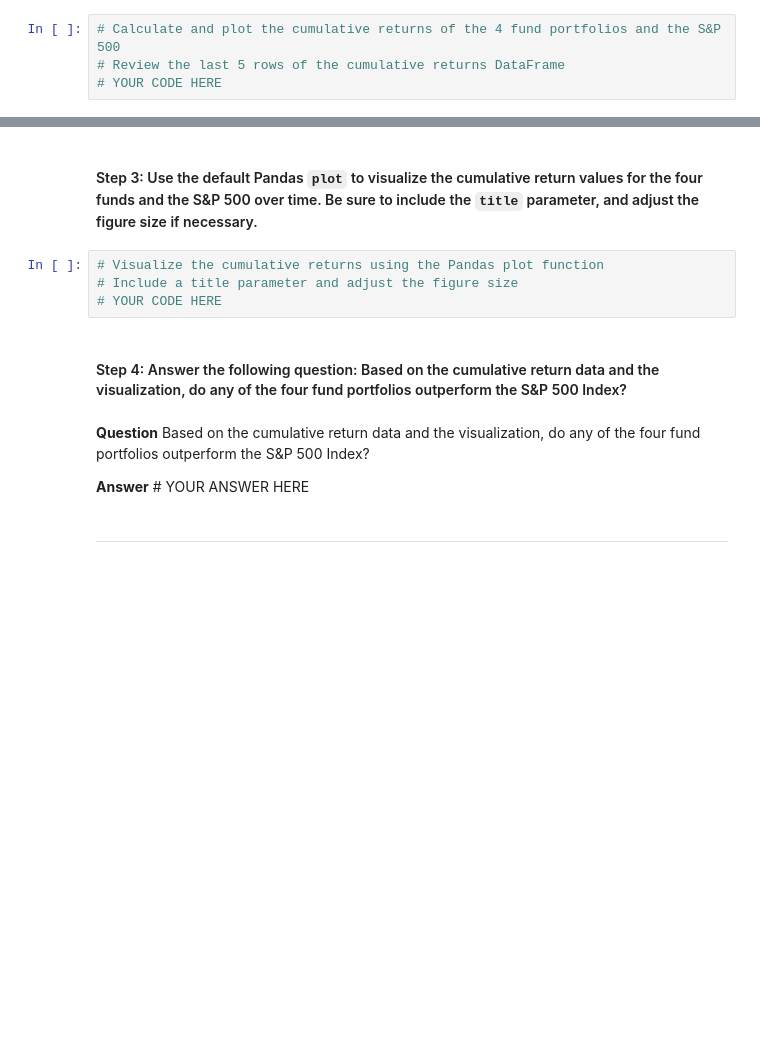
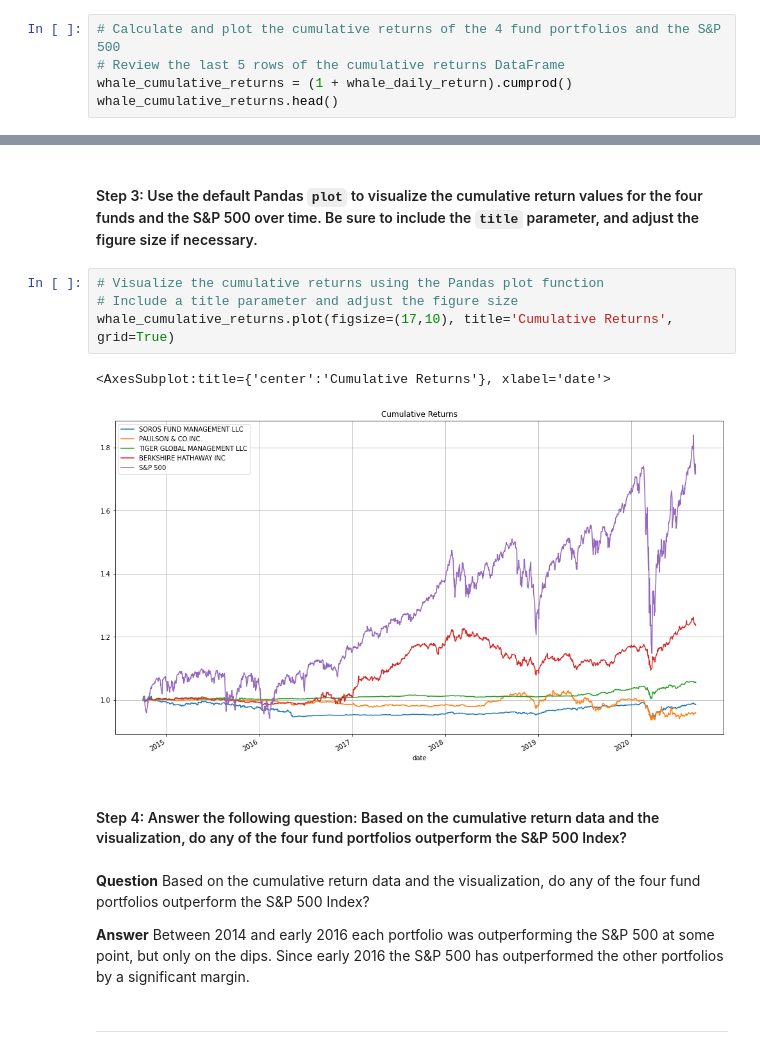
Before and after one commit to scottslusher/Whale-Analysis-Challenge, a Jupyter notebook: risk_return_analysis.ipynb, the cells around one changed output, grey strips where cells are left out. Saved outputs shown, nothing was run; the diff lists cells and outputs as text; blank space fills up the shorter version.

```diff
--- a/risk_return_analysis.ipynb
+++ b/risk_return_analysis.ipynb
@@ -161,4 +208,5 @@ Analyze the data to determine if any of the portfolios outperform the broader st
 # %%
 # Calculate and plot the cumulative returns of the 4 fund portfolios and the S&P 500
 # Review the last 5 rows of the cumulative returns DataFrame
-# YOUR CODE HERE
+whale_cumulative_returns = (1 + whale_daily_return).cumprod()
+whale_cumulative_returns.head()
@@ -167,13 +223,16 @@ Analyze the data to determine if any of the portfolios outperform the broader st
 # %%
 # Visualize the cumulative returns using the Pandas plot function
 # Include a title parameter and adjust the figure size
-# YOUR CODE HERE
+whale_cumulative_returns.plot(figsize=(17,10), title='Cumulative Returns', grid=True)
+# %% [output]
+<AxesSubplot:title={'center':'Cumulative Returns'}, xlabel='date'>
+[figure, added]
 # %% [markdown]
 #### Step 4: Answer the following question: Based on the cumulative return data and the visualization, do any of the four fund portfolios outperform the S&P 500 Index?
 # %% [markdown]
 **Question** Based on the cumulative return data and the visualization, do any of the four fund portfolios outperform the S&P 500 Index?
 
-**Answer** # YOUR ANSWER HERE
+**Answer** Between 2014 and early 2016 each portfolio was outperforming the S&P 500 at some point, but only on the dips. Since early 2016 the S&P 500 has outperformed the other portfolios by a significant margin.
 # %% [markdown]
 ---
 # %% [markdown]
```
Also changed, not shown: parts of 5 cells of this notebook.
